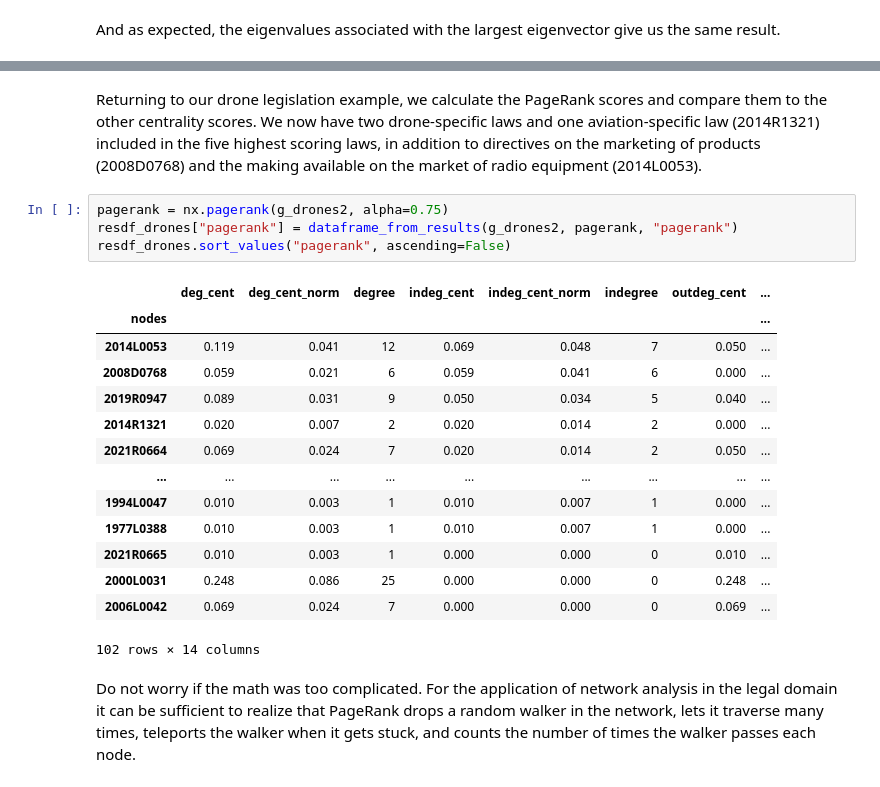
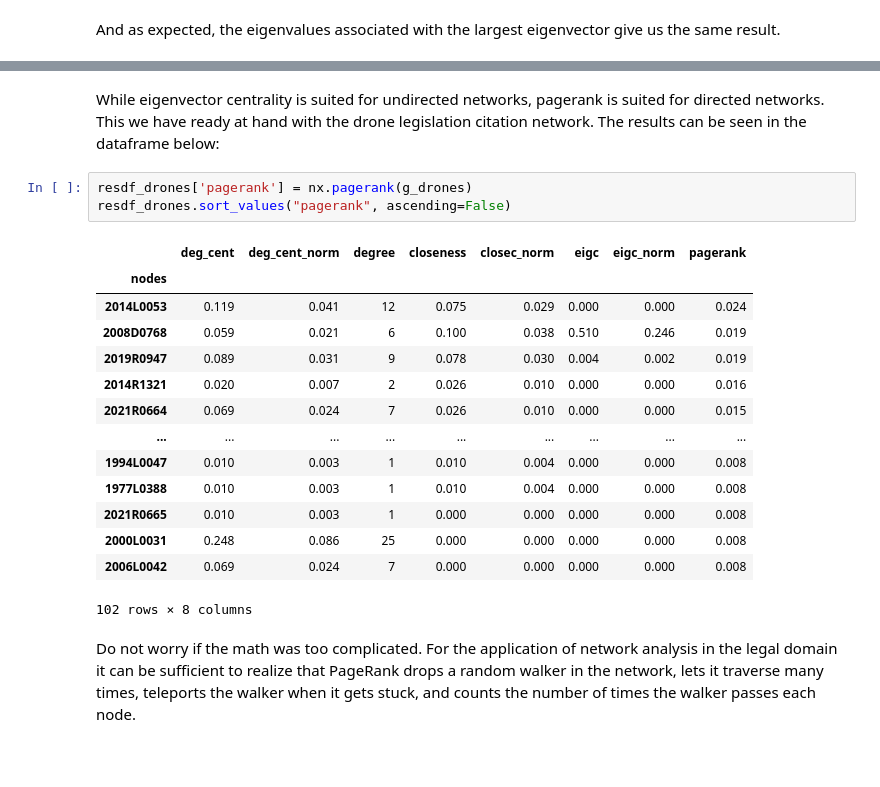
Before and after one commit to maastrichtlawtech/legal-network-textbook, a Jupyter notebook: public/notebooks/Chapter_3_Centrality.ipynb, the cells around one changed output, grey strips where cells are left out. Cells and saved outputs as stored; diff of their text form; blank space fills up the shorter version.

Commit message:
edits up to (including) pagerank

```diff
--- a/public/notebooks/Chapter_3_Centrality.ipynb
+++ b/public/notebooks/Chapter_3_Centrality.ipynb
@@ -891,24 +947,23 @@ resdf_ob
 # %% [markdown]
-Returning to our drone legislation example, we calculate the PageRank scores and compare them to the other centrality scores. We now have two drone-specific laws and one aviation-specific law (2014R1321) included in the five highest scoring laws, in addition to directives on the marketing of products (2008D0768) and the making available on the market of radio equipment (2014L0053).
+While eigenvector centrality is suited for undirected networks, pagerank is suited for directed networks. This we have ready at hand with the drone legislation citation network. The results can be seen in the dataframe below:
 # %%
-pagerank = nx.pagerank(g_drones2, alpha=0.75)
-resdf_drones["pagerank"] = dataframe_from_results(g_drones2, pagerank, "pagerank")
+resdf_drones['pagerank'] = nx.pagerank(g_drones)
 resdf_drones.sort_values("pagerank", ascending=False)
 # %% [output]
-|  | deg_cent | deg_cent_norm | degree | indeg_cent | indeg_cent_norm | indegree | outdeg_cent | ... |
-| nodes |  |  |  |  |  |  |  | ... |
-| 2014L0053 | 0.119 | 0.041 | 12 | 0.069 | 0.048 | 7 | 0.050 | ... |
-| 2008D0768 | 0.059 | 0.021 | 6 | 0.059 | 0.041 | 6 | 0.000 | ... |
-| 2019R0947 | 0.089 | 0.031 | 9 | 0.050 | 0.034 | 5 | 0.040 | ... |
-| 2014R1321 | 0.020 | 0.007 | 2 | 0.020 | 0.014 | 2 | 0.000 | ... |
-| 2021R0664 | 0.069 | 0.024 | 7 | 0.020 | 0.014 | 2 | 0.050 | ... |
+|  | deg_cent | deg_cent_norm | degree | closeness | closec_norm | eigc | eigc_norm | pagerank |
+| nodes |  |  |  |  |  |  |  |  |
+| 2014L0053 | 0.119 | 0.041 | 12 | 0.075 | 0.029 | 0.000 | 0.000 | 0.024 |
+| 2008D0768 | 0.059 | 0.021 | 6 | 0.100 | 0.038 | 0.510 | 0.246 | 0.019 |
+| 2019R0947 | 0.089 | 0.031 | 9 | 0.078 | 0.030 | 0.004 | 0.002 | 0.019 |
+| 2014R1321 | 0.020 | 0.007 | 2 | 0.026 | 0.010 | 0.000 | 0.000 | 0.016 |
+| 2021R0664 | 0.069 | 0.024 | 7 | 0.026 | 0.010 | 0.000 | 0.000 | 0.015 |
 | ... | ... | ... | ... | ... | ... | ... | ... | ... |
-| 1994L0047 | 0.010 | 0.003 | 1 | 0.010 | 0.007 | 1 | 0.000 | ... |
-| 1977L0388 | 0.010 | 0.003 | 1 | 0.010 | 0.007 | 1 | 0.000 | ... |
-| 2021R0665 | 0.010 | 0.003 | 1 | 0.000 | 0.000 | 0 | 0.010 | ... |
-| 2000L0031 | 0.248 | 0.086 | 25 | 0.000 | 0.000 | 0 | 0.248 | ... |
-| 2006L0042 | 0.069 | 0.024 | 7 | 0.000 | 0.000 | 0 | 0.069 | ... |
+| 1994L0047 | 0.010 | 0.003 | 1 | 0.010 | 0.004 | 0.000 | 0.000 | 0.008 |
+| 1977L0388 | 0.010 | 0.003 | 1 | 0.010 | 0.004 | 0.000 | 0.000 | 0.008 |
+| 2021R0665 | 0.010 | 0.003 | 1 | 0.000 | 0.000 | 0.000 | 0.000 | 0.008 |
+| 2000L0031 | 0.248 | 0.086 | 25 | 0.000 | 0.000 | 0.000 | 0.000 | 0.008 |
+| 2006L0042 | 0.069 | 0.024 | 7 | 0.000 | 0.000 | 0.000 | 0.000 | 0.008 |
-102 rows × 14 columns
+102 rows × 8 columns
 # %% [markdown]
 Do not worry if the math was too complicated. For the application of network analysis in the legal domain it can be sufficient to realize that PageRank drops a random walker in the network, lets it traverse many times, teleports the walker when it gets stuck, and counts the number of times the walker passes each node.
 # %% [markdown]
```
Also changed, not shown: parts of 12 cells of this notebook.
